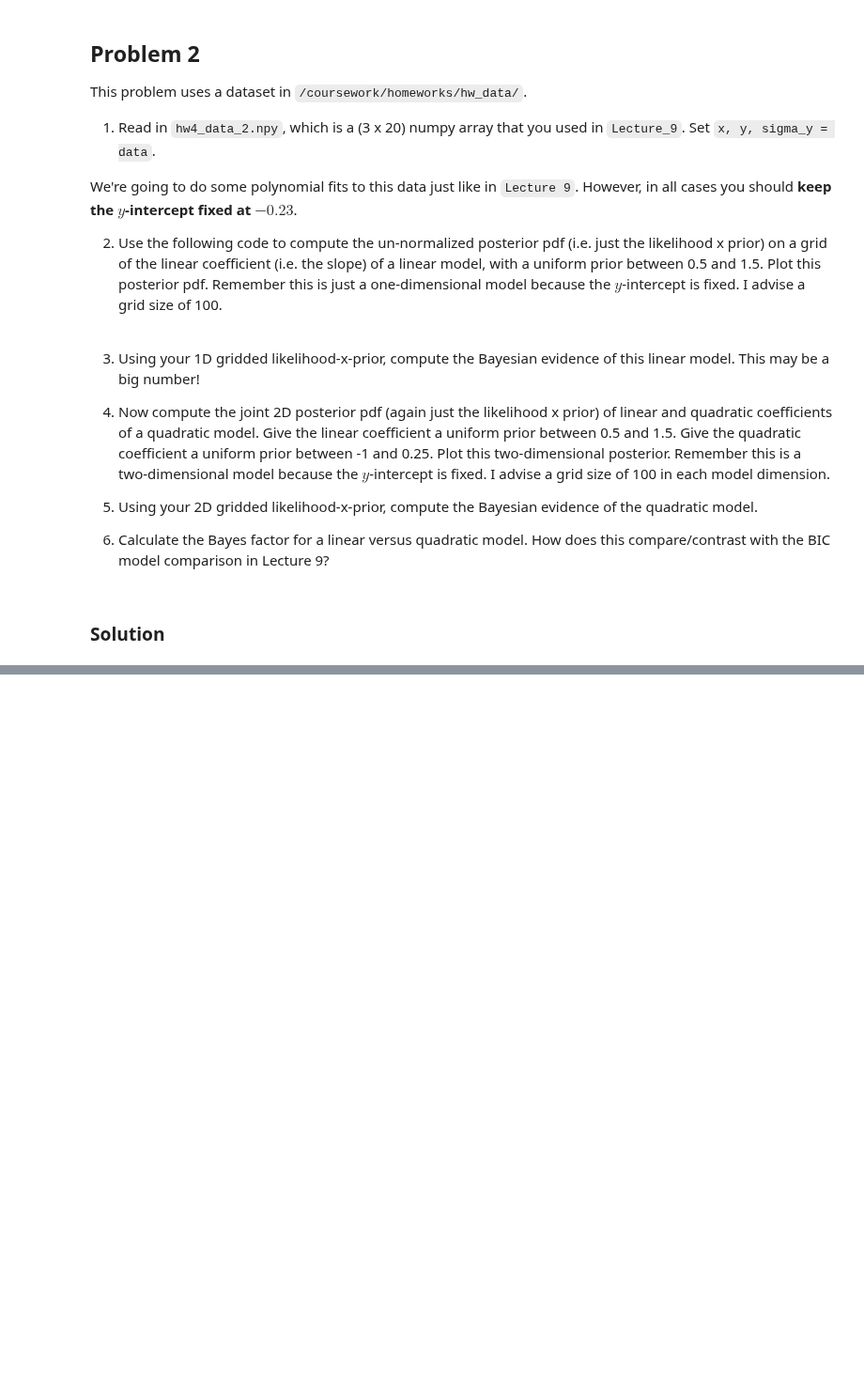
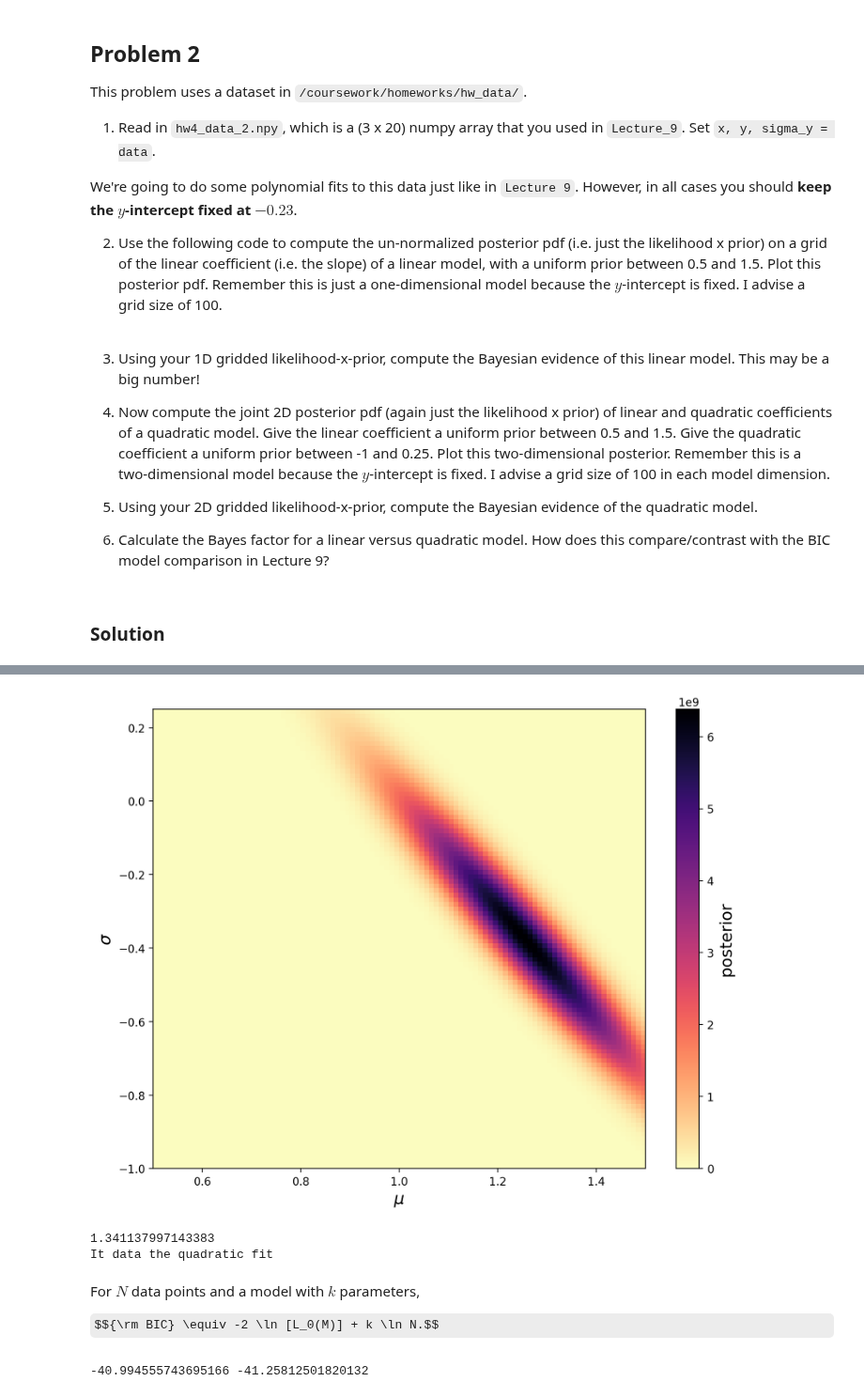
Before and after one commit to VanderbiltAstronomy/astr_8070_s25, a Jupyter notebook: coursework/student_folders/m_rizzosmith/homework/vu_astr8070_s25_hw4_mikerizzosmith.ipynb, the cells around one changed output, grey strips where cells are left out. Shown at 94% size. Saved outputs shown, nothing was run; the diff lists cells and outputs as text; code cells hidden in the pictures; some formulas as TeX source; blank space fills up the shorter version.

```diff
--- a/coursework/student_folders/m_rizzosmith/homework/vu_astr8070_s25_hw4_mikerizzosmith.ipynb
+++ b/coursework/student_folders/m_rizzosmith/homework/vu_astr8070_s25_hw4_mikerizzosmith.ipynb
@@ -269,0 +322,26 @@ def logL(theta, data, model=polynomial_fit):
+# %%
+linear_coeff = np.linspace(0.5,1.5, 100)
+quad_coeff = np.linspace(-1, 0.25, 100)
+
+# calculate the likelihood for every combination of linear coefficient and quadratic coefficient
+likelihood_gauss = np.array([[np.exp(logL([-0.23, m, n], data)) for m in linear_coeff] for n in quad_coeff])
+posterior = np.array([[np.exp(logL([-0.23, m, n], data)) * prior(m, 0.5, 1) * prior(n, -1, 1.25) for m in linear_coeff] for n in quad_coeff])
+# %%
+
+# From Lecture 8
+#------------------------------------------------------------
+# Plot the results
+fig = plt.figure(figsize=(10, 7.5))
+plt.imshow(posterior, origin='lower',
+           extent=(0.5, 1.5, -1, 0.25),
+           cmap='magma_r',
+           aspect='auto')
+plt.colorbar().set_label(r'posterior', fontsize=15)
+
+
+plt.xlabel(r'$\mu$', fontsize=15)
+plt.ylabel(r'$\sigma$', fontsize=15)
+
+plt.show()
+# %% [output]
+[figure, added]
@@ -269,0 +350,19 @@ def logL(theta, data, model=polynomial_fit):
+# %%
+# Bayes Factor
+baye_fact =evidence_quad / evidence
+print(baye_fact)
+print("It data the quadratic fit")
+# %% [output]
+1.341137997143383
+It data the quadratic fit
+# %% [markdown]
+
+For $N$ data points and a model with $k$ parameters,
+
+$${\rm BIC} \equiv -2 \ln [L_0(M)] + k \ln N.$$
+# %%
+BIC_quad = -2*np.log(np.max(likelihood_gauss)) + 2*np.log(10)
+BIC_lin = -2*np.log(np.max(likelihood)) + np.log(10)
+print(BIC_quad, BIC_lin)
+# %% [output]
+-40.994555743695166 -41.25812501820132
```
Also changed, not shown: parts of 5 cells of this notebook.
